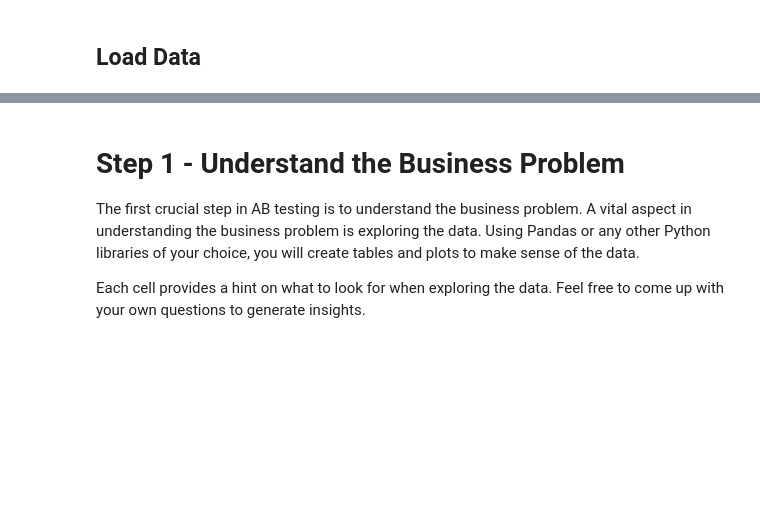
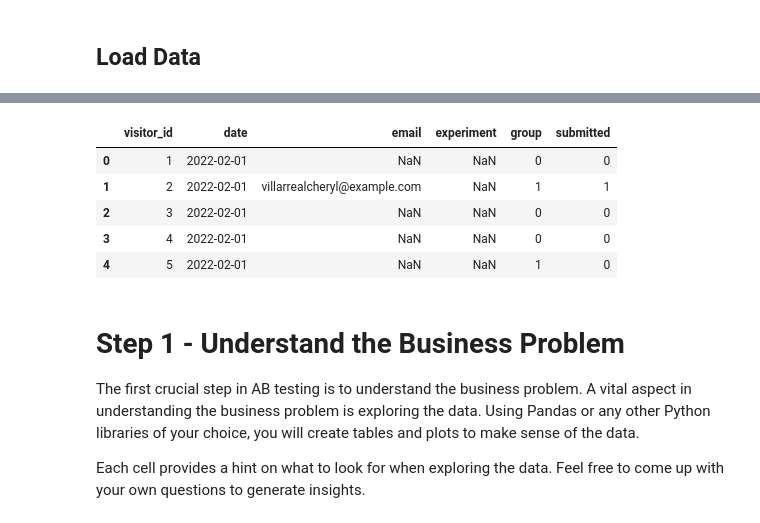
Before and after one commit to robetatis/abtesting, a Jupyter notebook: [AB Testing Course] Email Sign-Up on Urban Wear.ipynb, the cells around one changed output, grey strips where cells are left out. Cells and saved outputs as stored; diff of their text form; code cells hidden in the pictures; blank space fills up the shorter version.

```diff
--- a/[AB Testing Course] Email Sign-Up on Urban Wear.ipynb
+++ b/[AB Testing Course] Email Sign-Up on Urban Wear.ipynb
@@ -69,3 +69,12 @@ test['date'] = pd.to_datetime(test['date'])
+# %%
+test.head()
+# %% [output]
+|  | visitor_id | date | email | experiment | group | submitted |
+| 0 | 1 | 2022-02-01 | NaN | NaN | 0 | 0 |
+| 1 | 2 | 2022-02-01 | villarrealcheryl@example.com | NaN | 1 | 1 |
+| 2 | 3 | 2022-02-01 | NaN | NaN | 0 | 0 |
+| 3 | 4 | 2022-02-01 | NaN | NaN | 0 | 0 |
+| 4 | 5 | 2022-02-01 | NaN | NaN | 1 | 0 |
 # %% [markdown]
 # Step 1 - Understand the Business Problem
 
```
Also changed, not shown: parts of 3 cells of this notebook, 1 other file.
